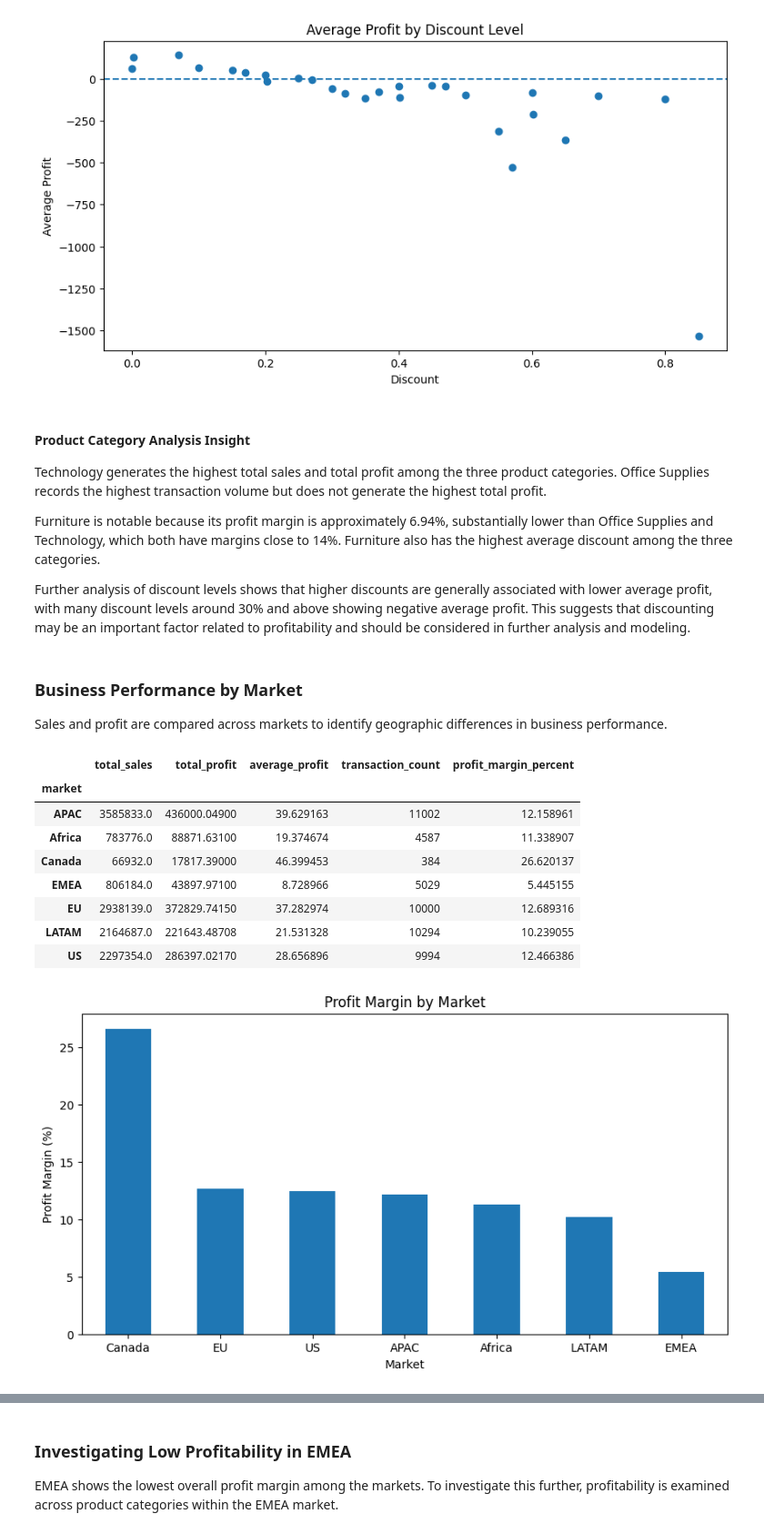
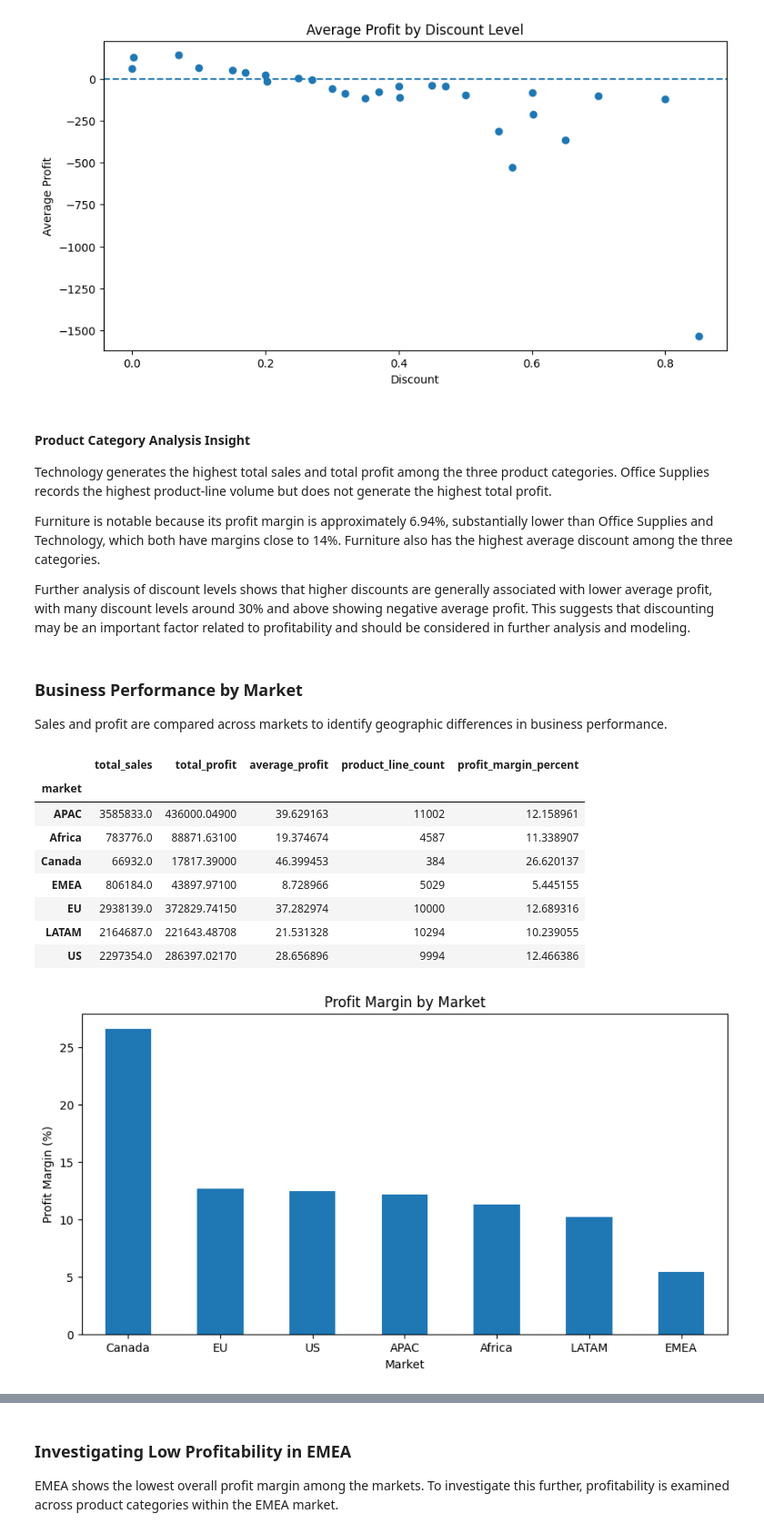
Before and after one commit to Tjiuaiching/global-superstore-ml, a Jupyter notebook: notebook/Global_Superstore_ML_Final_Project.ipynb, the cells around one changed output, grey strips where cells are left out. Shown at 91% size. Drawn from its saved outputs; the diff is of its cells as text; code cells hidden in the pictures.

```diff
--- a/notebook/Global_Superstore_ML_Final_Project.ipynb
+++ b/notebook/Global_Superstore_ML_Final_Project.ipynb
@@ -656,7 +658,7 @@ plt.show()
 # %% [markdown]
 #### Product Category Analysis Insight
 
-Technology generates the highest total sales and total profit among the three product categories. Office Supplies records the highest transaction volume but does not generate the highest total profit.
+Technology generates the highest total sales and total profit among the three product categories. Office Supplies records the highest product-line volume but does not generate the highest total profit.
 
 Furniture is notable because its profit margin is approximately 6.94%, substantially lower than Office Supplies and Technology, which both have margins close to 14%. Furniture also has the highest average discount among the three categories.
 
@@ -668,32 +670,32 @@ Sales and profit are compared across markets to identify geographic differences
 # %%
 market_performance = dataset.groupby('market').agg(
     total_sales=('sales', 'sum'),
     total_profit=('profit', 'sum'),
     average_profit=('profit', 'mean'),
-    transaction_count=('row_id', 'count')
+    product_line_count=('row_id', 'count')
 )
 
 market_performance['profit_margin_percent'] = (
     market_performance['total_profit']
     / market_performance['total_sales']
     * 100
 )
 
 display(market_performance)
 
 plt.figure(figsize=(10, 5))
 
 market_performance['profit_margin_percent'].sort_values(
     ascending=False
 ).plot(kind='bar')
 
 plt.title('Profit Margin by Market')
 plt.xlabel('Market')
 plt.ylabel('Profit Margin (%)')
 plt.xticks(rotation=0)
 plt.show()
 # %% [output]
-|  | total_sales | total_profit | average_profit | transaction_count | profit_margin_percent |
+|  | total_sales | total_profit | average_profit | product_line_count | profit_margin_percent |
 | market |  |  |  |  |  |
 | APAC | 3585833.0 | 436000.04900 | 39.629163 | 11002 | 12.158961 |
 | Africa | 783776.0 | 88871.63100 | 19.374674 | 4587 | 11.338907 |
```
Also changed, not shown: parts of 36 cells of this notebook, 2 other files.
